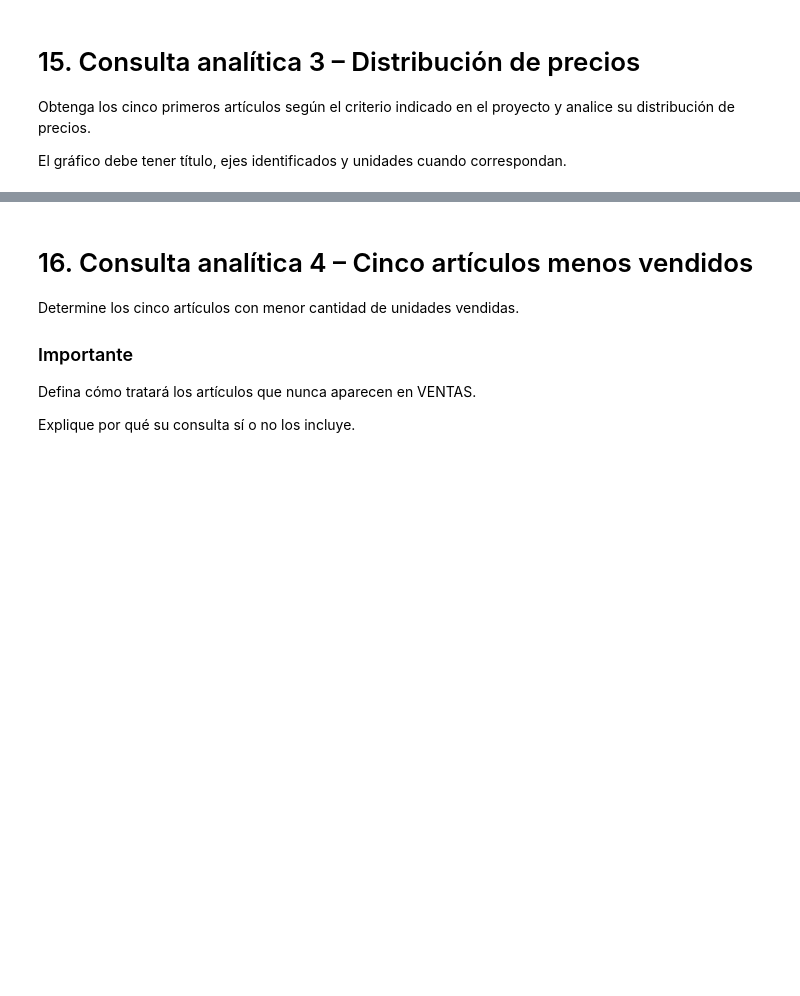
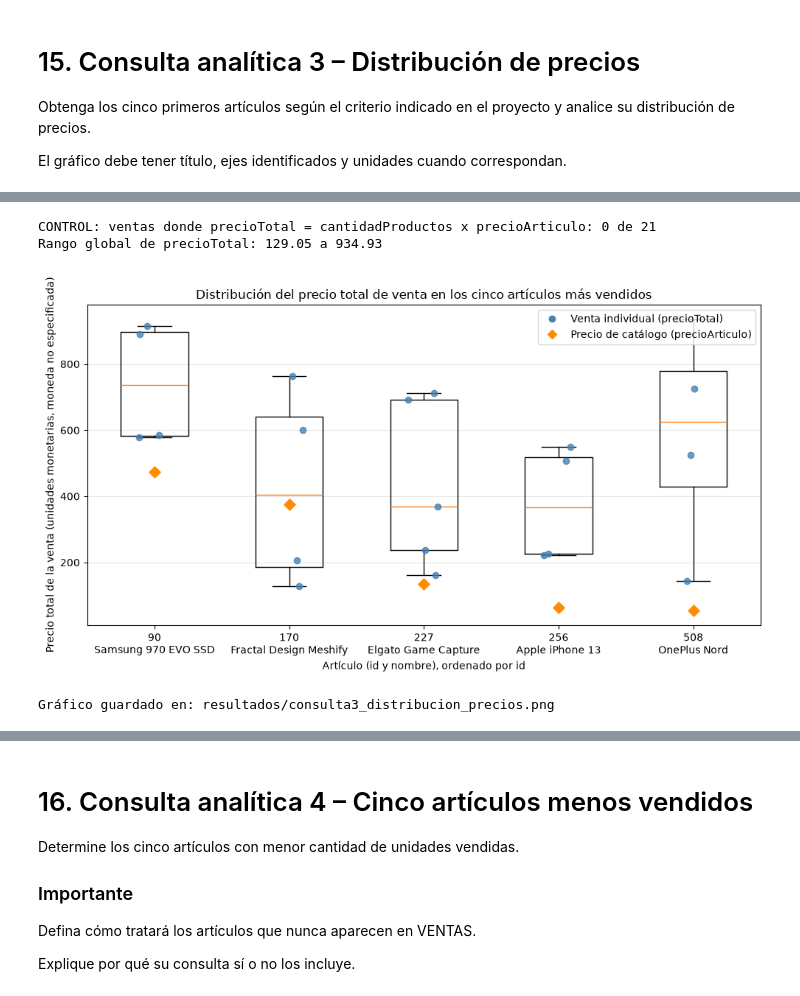
Before and after one commit to PaolaCerpa/proyectoBDM, a Jupyter notebook: proyectoBDM_Mojo_Modular.ipynb, the cells around one changed output, grey strips where cells are left out. Drawn from its saved outputs; the diff is of its cells as text; code cells hidden in the pictures; blank space fills up the shorter version.

```diff
--- a/proyectoBDM_Mojo_Modular.ipynb
+++ b/proyectoBDM_Mojo_Modular.ipynb
@@ -2240,8 +2859,78 @@ Obtenga los cinco primeros artículos según el criterio indicado en el proyecto
 
 El gráfico debe tener título, ejes identificados y unidades cuando correspondan.
 # %%
-consulta = """
--- TODO
+import numpy as np
+from matplotlib.lines import Line2D
+
+# Criterio: los cinco artículos más vendidos (consulta 1), con el mismo desempate por idArticulo
+top5 = """
+SELECT a.idArticulo
+FROM ventas v
+JOIN articulos a ON a.idArticulo = v.idArticulo
+GROUP BY a.idArticulo
+ORDER BY SUM(v.cantidadProductos) DESC, a.idArticulo ASC
+LIMIT 5
 """
 
-# TODO: ejecutar y visualizar
+consulta = f"""
+SELECT a.idArticulo,
+       a.nombreArticulo,
+       a.precioArticulo,
+       v.idVenta,
+       v.cantidadProductos,
+       v.precioTotal
+FROM ventas v
+JOIN articulos a ON a.idArticulo = v.idArticulo
+WHERE a.idArticulo IN ({top5})
+ORDER BY a.idArticulo, v.idVenta
+"""
+
+with closing(sqlite3.connect(db_path)) as con:
+    ventas_top = pd.read_sql_query(consulta, con)
+
+ventas_top["etiqueta"] = ventas_top.idArticulo.astype(str) + "\n" + ventas_top.nombreArticulo
+orden = ventas_top.groupby("idArticulo").size().index.tolist()
+
+resumen = (ventas_top.groupby(["idArticulo", "nombreArticulo", "precioArticulo"])["precioTotal"]
+           .agg(ventas="count", minimo="min", mediana="median", media="mean", maximo="max", desviacion="std")
+           .round(2).reset_index())
+resumen["rango"] = (resumen.maximo - resumen.minimo).round(2)
+resumen["coef_variacion_%"] = (resumen.desviacion / resumen.media * 100).round(1)
+
+print(f"VENTAS DE LOS 5 ARTÍCULOS MÁS VENDIDOS: {len(ventas_top)} ventas\n")
+display(ventas_top.drop(columns="etiqueta"))
+print("\nRESUMEN DE precioTotal POR ARTÍCULO\n")
+display(resumen)
+
+# Control: ¿precioTotal es cantidad x precio de catálogo? (se mide, no se asume)
+esperado = (ventas_top.cantidadProductos * ventas_top.precioArticulo).round(2)
+coinciden = ((ventas_top.precioTotal - esperado).abs() < 0.01).sum()
+print(f"\nCONTROL: ventas donde precioTotal = cantidadProductos x precioArticulo: {coinciden} de {len(ventas_top)}")
+print(f"Rango global de precioTotal: {ventas_top.precioTotal.min():.2f} a {ventas_top.precioTotal.max():.2f}")
+
+# Visualización: diagrama de caja + cada venta como punto + precio de catálogo como marcador
+fig, ax = plt.subplots(figsize=(10, 5.5))
+datos = [ventas_top.loc[ventas_top.idArticulo == i, "precioTotal"].values for i in orden]
+posiciones = list(range(1, len(orden) + 1))
+ax.boxplot(datos, positions=posiciones, widths=0.5, showfliers=False)
+rng = np.random.default_rng(0)                      # semilla fija: el gráfico es reproducible
+for pos, valores in zip(posiciones, datos):
+    ax.scatter(pos + rng.uniform(-0.12, 0.12, len(valores)), valores, color="steelblue", alpha=0.8, zorder=3)
+ref = ventas_top.drop_duplicates("idArticulo").set_index("idArticulo").loc[orden, "precioArticulo"].values
+ax.scatter(posiciones, ref, marker="D", color="darkorange", s=60, zorder=4)
+ax.set_xticks(posiciones)
+ax.set_xticklabels([ventas_top.loc[ventas_top.idArticulo == i, "etiqueta"].iloc[0] for i in orden])
+ax.set_title("Distribución del precio total de venta en los cinco artículos más vendidos")
+ax.set_xlabel("Artículo (id y nombre), ordenado por id")
+ax.set_ylabel("Precio total de la venta (unidades monetarias, moneda no especificada)")
+ax.grid(axis="y", alpha=0.3)
+ax.legend(handles=[Line2D([], [], marker="o", color="steelblue", linestyle="", label="Venta individual (precioTotal)"),
+                   Line2D([], [], marker="D", color="darkorange", linestyle="", label="Precio de catálogo (precioArticulo)")],
+          loc="upper right")
+plt.tight_layout()
+
+ruta = RESULTADOS / "consulta3_distribucion_precios.png"
+fig.savefig(ruta, dpi=150)
+plt.show()
+print("Gráfico guardado en:", ruta.relative_to(BASE))
+# %% [output]
@@ -2247,0 +2962,4 @@ consulta = """
+CONTROL: ventas donde precioTotal = cantidadProductos x precioArticulo: 0 de 21
+Rango global de precioTotal: 129.05 a 934.93
+[figure, added]
+Gráfico guardado en: resultados/consulta3_distribucion_precios.png
```
Also changed, not shown: parts of 22 cells of this notebook, 4 other files.
